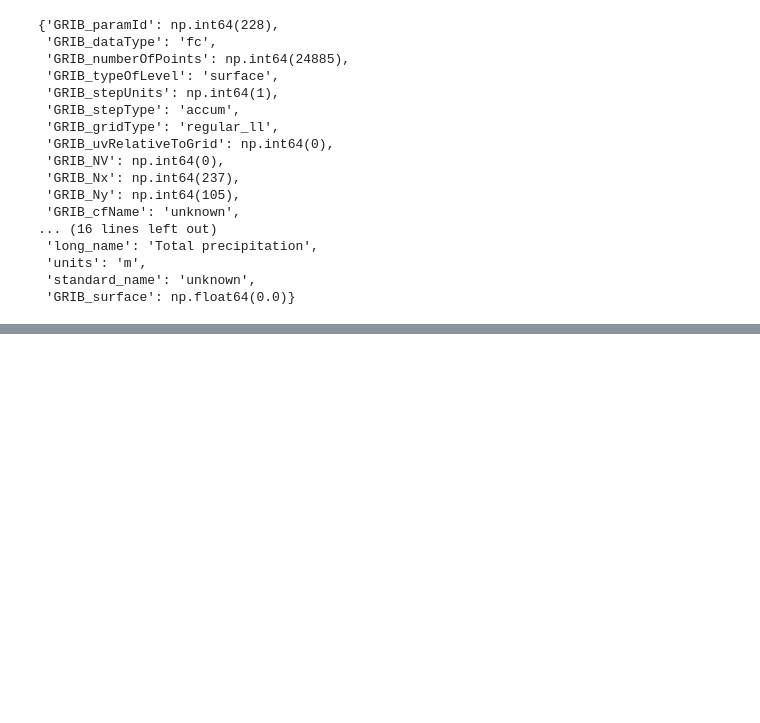
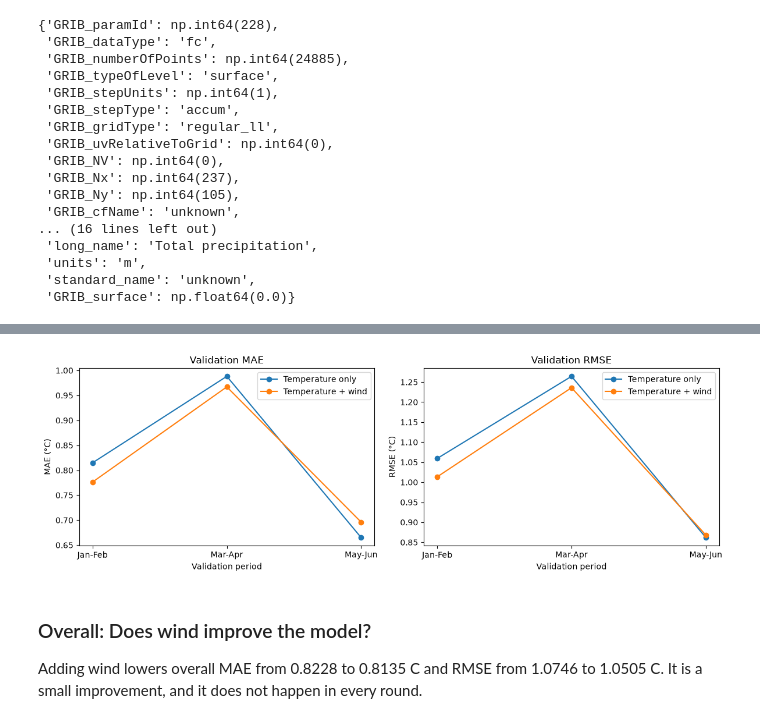
Before and after one commit to yiksu1312/AISCI290A_WP, a Jupyter notebook: notebooks/03_temperature_and_other_variables.ipynb, the cells around one changed output, grey strips where cells are left out. Cells and saved outputs as stored; diff of their text form; code cells hidden in the pictures; blank space fills up the shorter version.

```diff
--- a/notebooks/03_temperature_and_other_variables.ipynb
+++ b/notebooks/03_temperature_and_other_variables.ipynb
@@ -273,0 +853,6 @@ The wind components and precipitation are here to explore later. I still need to
+# %%
+reg_wind_2 = LinearRegression()
+reg_wind_2.fit(
+    train_wind_2[wind_features],
+    train_wind_2["tomorrow_temp"]
+)
@@ -273,0 +948,14 @@ The wind components and precipitation are here to explore later. I still need to
+# %%
+wind_results_3 = pd.DataFrame({
+    "Model": ["Temperature only", "Temperature + wind"],
+    "MAE": [
+        temp_wind_errors_3.abs().mean(),
+        wind_errors_3.abs().mean()
+    ],
+    "RMSE": [
+        ((temp_wind_errors_3 ** 2).mean()) ** 0.5,
+        ((wind_errors_3 ** 2).mean()) ** 0.5
+    ]
+})
+
+wind_results_3.round(4)
@@ -273,0 +996,42 @@ The wind components and precipitation are here to explore later. I still need to
+# %%
+periods = ["Jan-Feb", "Mar-Apr", "May-Jun"]
+
+temp_mae = [wind_results_1.loc[0, "MAE"],
+            wind_results_2.loc[0, "MAE"],
+            wind_results_3.loc[0, "MAE"]]
+
+wind_mae = [wind_results_1.loc[1, "MAE"],
+            wind_results_2.loc[1, "MAE"],
+            wind_results_3.loc[1, "MAE"]]
+
+temp_rmse = [wind_results_1.loc[0, "RMSE"],
+             wind_results_2.loc[0, "RMSE"],
+             wind_results_3.loc[0, "RMSE"]]
+
+wind_rmse = [wind_results_1.loc[1, "RMSE"],
+             wind_results_2.loc[1, "RMSE"],
+             wind_results_3.loc[1, "RMSE"]]
+
+fig, axes = plt.subplots(1, 2, figsize=(12, 4))
+
+axes[0].plot(periods, temp_mae, marker="o", label="Temperature only")
+axes[0].plot(periods, wind_mae, marker="o", label="Temperature + wind")
+axes[0].set_xlabel("Validation period")
+axes[0].set_ylabel("MAE (°C)")
+axes[0].set_title("Validation MAE")
+axes[0].legend()
+
+axes[1].plot(periods, temp_rmse, marker="o", label="Temperature only")
+axes[1].plot(periods, wind_rmse, marker="o", label="Temperature + wind")
+axes[1].set_xlabel("Validation period")
+axes[1].set_ylabel("RMSE (°C)")
+axes[1].set_title("Validation RMSE")
+axes[1].legend()
+
+fig.tight_layout()
+# %% [output]
+[figure, added]
+# %% [markdown]
+### Overall: Does wind improve the model?
+
+Adding wind lowers overall MAE from 0.8228 to 0.8135 C and RMSE from 1.0746 to 1.0505 C. It is a small improvement, and it does not happen in every round.
```
Also changed, not shown: parts of 131 cells of this notebook, 4 other files.
